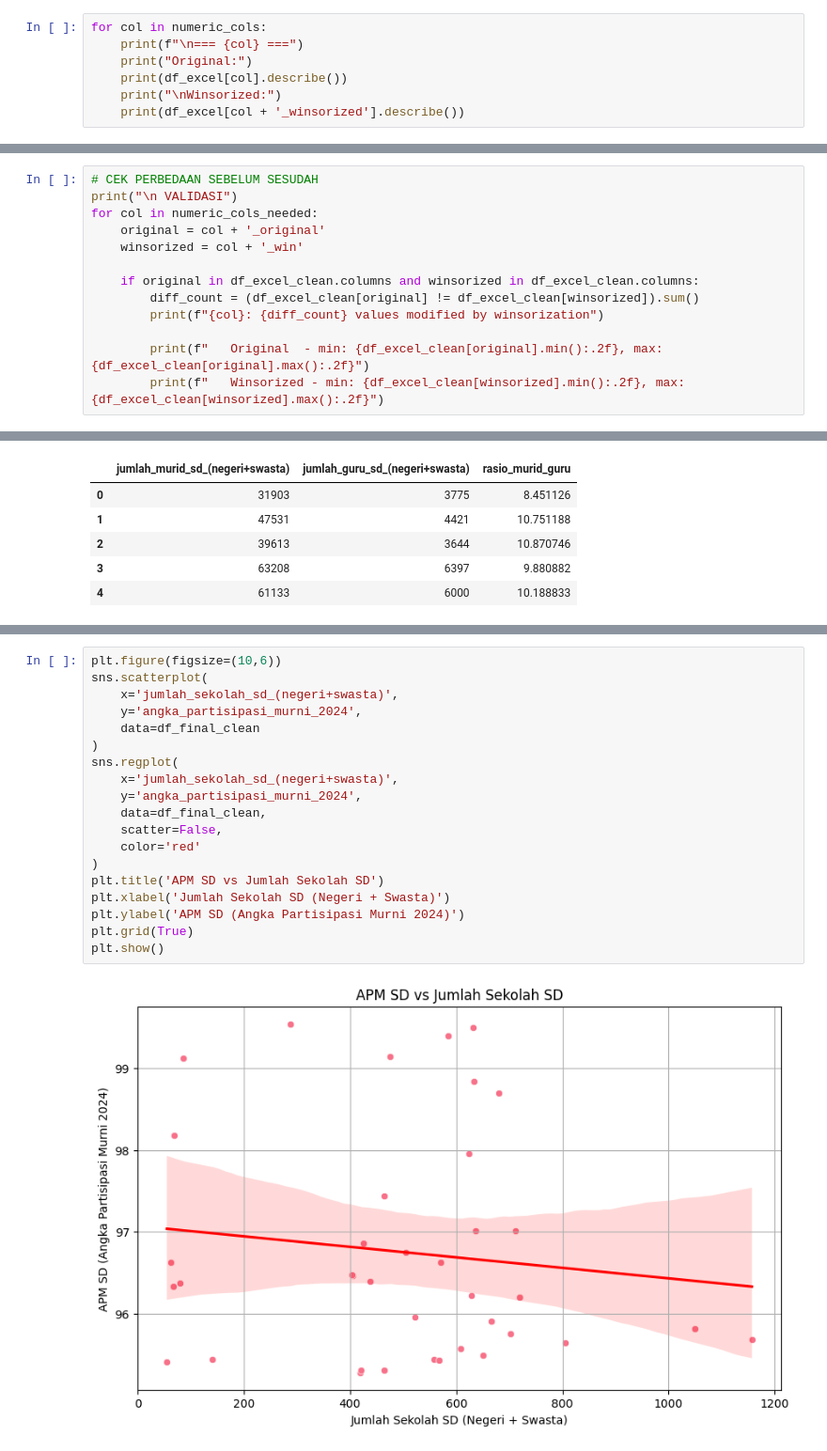
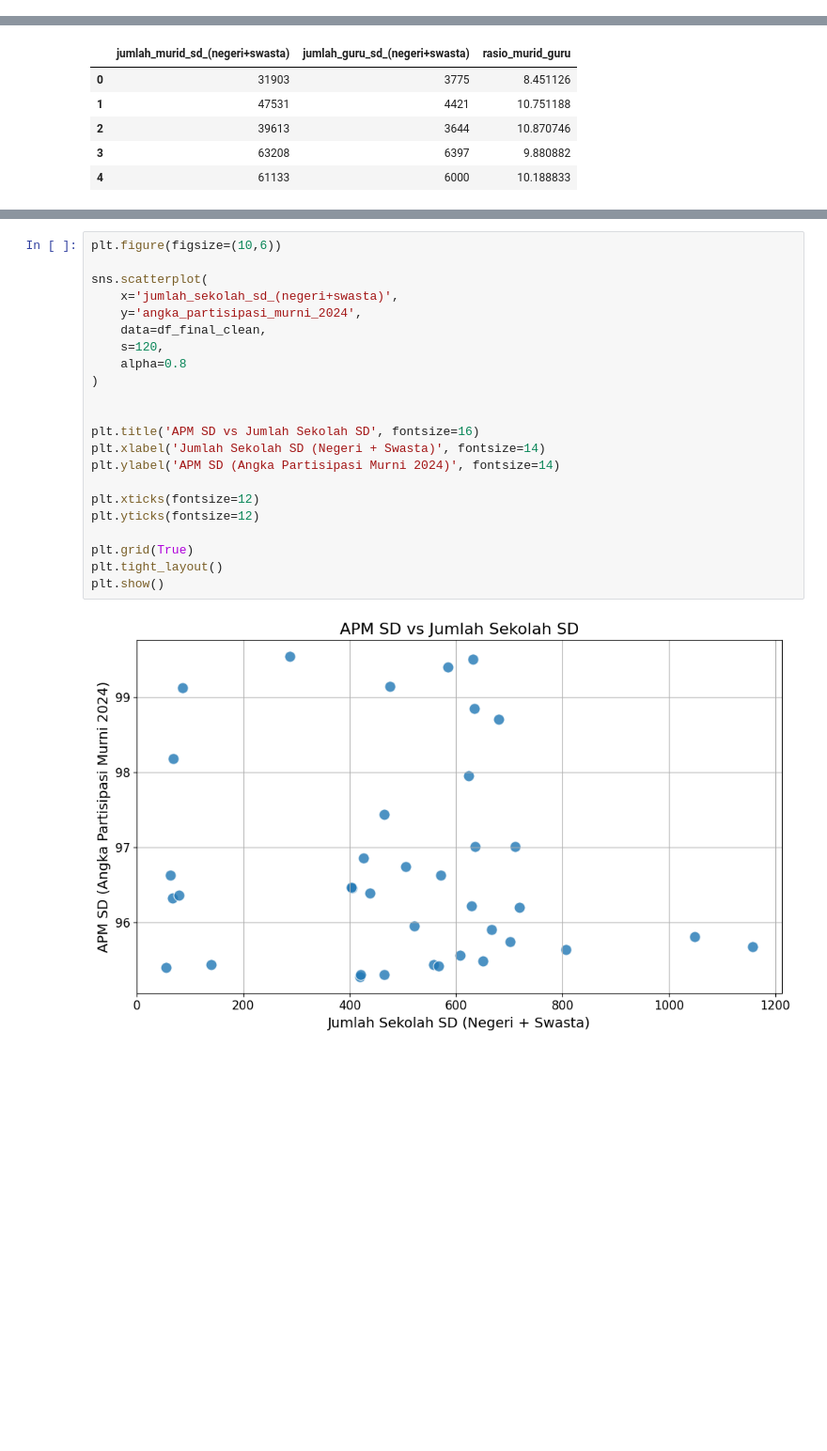
Before and after one commit to ariez-cyber/data-wrangling-sekolah-dasar-jatim, a Jupyter notebook: wrangle_jatim.ipynb, the cells around one changed output, grey strips where cells are left out. Shown at 94% size. Drawn from its saved outputs; the diff is of its cells as text; blank space fills up the shorter version.

```diff
--- a/wrangle_jatim.ipynb
+++ b/wrangle_jatim.ipynb
@@ -231,7 +144,0 @@ df_excel.head()
-# %%
-for col in numeric_cols:
-    print(f"\n=== {col} ===")
-    print("Original:")
-    print(df_excel[col].describe())
-    print("\nWinsorized:")
-    print(df_excel[col + '_winsorized'].describe())
@@ -334,13 +144,0 @@ indeks_pembangunan_manusia_2024: winsorized ke indeks_pembangunan_manusia_2024_w
-# %%
-# CEK PERBEDAAN SEBELUM SESUDAH
-print("\n VALIDASI")
-for col in numeric_cols_needed:
-    original = col + '_original'
-    winsorized = col + '_win'
-
-    if original in df_excel_clean.columns and winsorized in df_excel_clean.columns:
-        diff_count = (df_excel_clean[original] != df_excel_clean[winsorized]).sum()
-        print(f"{col}: {diff_count} values modified by winsorization")
-
-        print(f"   Original  - min: {df_excel_clean[original].min():.2f}, max: {df_excel_clean[original].max():.2f}")
-        print(f"   Winsorized - min: {df_excel_clean[winsorized].min():.2f}, max: {df_excel_clean[winsorized].max():.2f}")
@@ -722,23 +496,26 @@ plt.show()
 # %%
 plt.figure(figsize=(10,6))
+
 sns.scatterplot(
     x='jumlah_sekolah_sd_(negeri+swasta)',
     y='angka_partisipasi_murni_2024',
-    data=df_final_clean
+    data=df_final_clean,
+    s=120,
+    alpha=0.8
 )
-sns.regplot(
-    x='jumlah_sekolah_sd_(negeri+swasta)',
-    y='angka_partisipasi_murni_2024',
-    data=df_final_clean,
-    scatter=False,
-    color='red'
-)
-plt.title('APM SD vs Jumlah Sekolah SD')
-plt.xlabel('Jumlah Sekolah SD (Negeri + Swasta)')
-plt.ylabel('APM SD (Angka Partisipasi Murni 2024)')
+
+
+plt.title('APM SD vs Jumlah Sekolah SD', fontsize=16)
+plt.xlabel('Jumlah Sekolah SD (Negeri + Swasta)', fontsize=14)
+plt.ylabel('APM SD (Angka Partisipasi Murni 2024)', fontsize=14)
+
+plt.xticks(fontsize=12)
+plt.yticks(fontsize=12)
+
 plt.grid(True)
+plt.tight_layout()
 plt.show()
 # %% [output]
-[figure, old version]
+[figure, new version]
 # %%
 plt.figure(figsize=(10,6))
```
Also changed, not shown: parts of 29 cells of this notebook, 7 other files.
